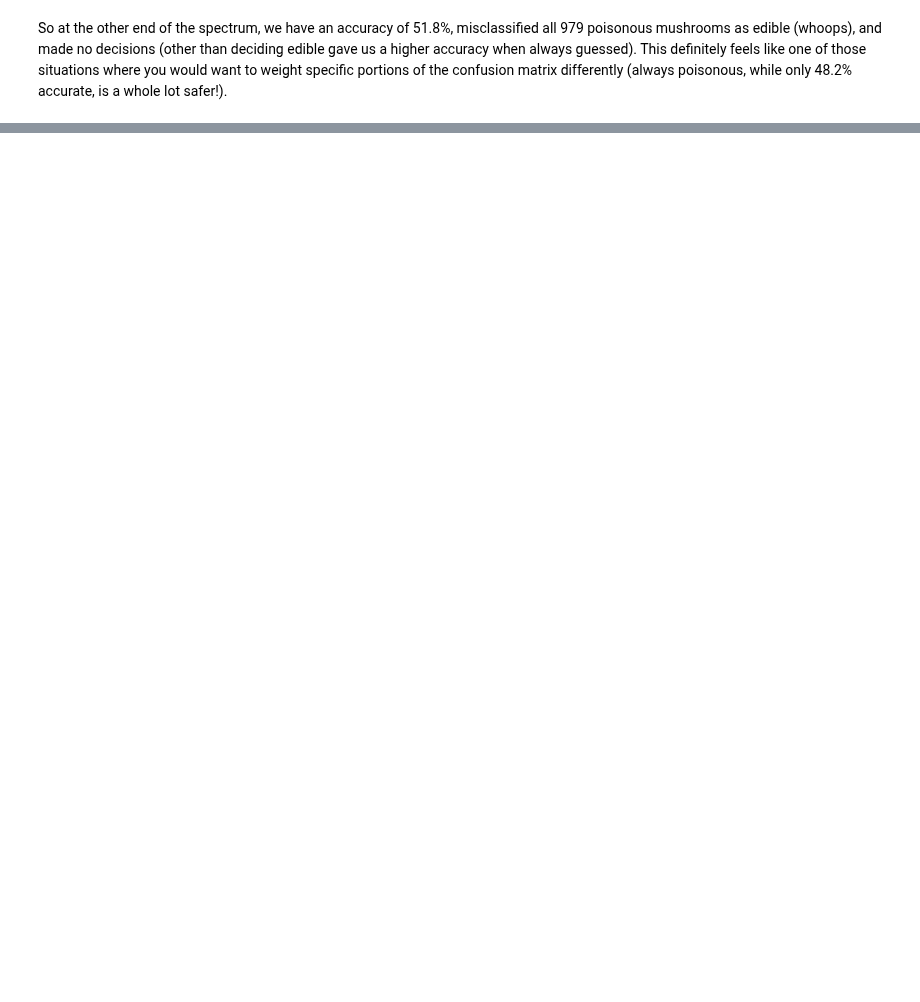
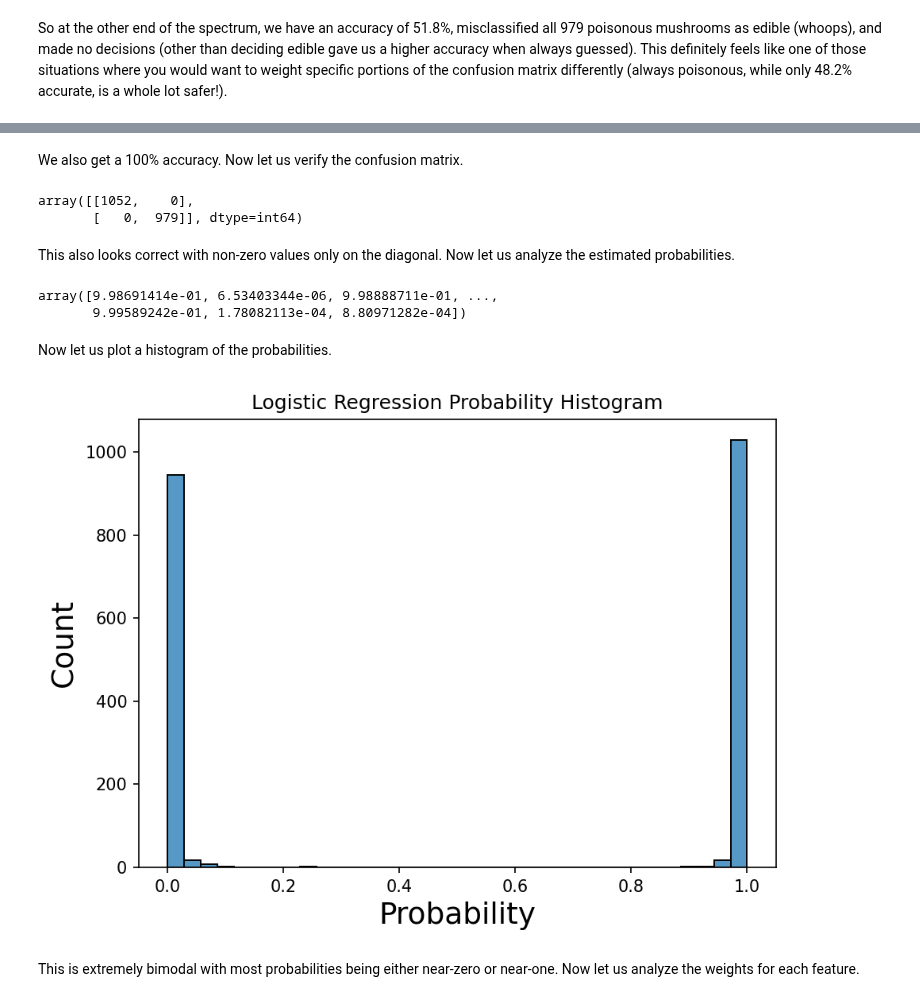
Before and after one commit to jmfb/CS5610, a Jupyter notebook: m3p3b/M3 Project 3b.ipynb, the cells around one changed output, grey strips where cells are left out. Saved outputs shown, nothing was run; the diff lists cells and outputs as text; code cells hidden in the pictures; blank space fills up the shorter version.

```diff
--- a/m3p3b/M3 Project 3b.ipynb
+++ b/m3p3b/M3 Project 3b.ipynb
@@ -20,3 +25,6 @@ from sklearn.metrics import confusion_matrix
+# %%
+plt.rc("axes", labelsize=18)
+plt.rc("figure", dpi=150, autolayout=True)
 # %% [markdown]
 ## Part I
 
@@ -290,0 +303,5 @@ So at the other end of the spectrum, we have an accuracy of 51.8%, misclassified
+# %%
+log_classifier = SGDClassifier(random_state=777, loss="log_loss")
+log_classifier.fit(X_train, y_train)
+log_y_pred = log_classifier.predict(X_test)
+log_y_pred
@@ -290,0 +316,24 @@ So at the other end of the spectrum, we have an accuracy of 51.8%, misclassified
+# %% [markdown]
+We also get a 100% accuracy.  Now let us verify the confusion matrix.
+# %%
+confusion_matrix(y_test, log_y_pred)
+# %% [output]
+array([[1052,    0],
+       [   0,  979]], dtype=int64)
+# %% [markdown]
+This also looks correct with non-zero values only on the diagonal.  Now let us analyze the estimated probabilities.
+# %%
+log_probs = log_classifier.predict_proba(X_test)[:, 0]
+log_probs
+# %% [output]
+array([9.98691414e-01, 6.53403344e-06, 9.98888711e-01, ...,
+       9.99589242e-01, 1.78082113e-04, 8.80971282e-04])
+# %% [markdown]
+Now let us plot a histogram of the probabilities.
+# %%
+plot_probs = sns.histplot(log_probs, bins=35)
+plot_probs.set(xlabel="Probability", ylabel="Count", title="Logistic Regression Probability Histogram");
+# %% [output]
+[figure, added]
+# %% [markdown]
+This is extremely bimodal with most probabilities being either near-zero or near-one.  Now let us analyze the weights for each feature.
```
Also changed, not shown: parts of 12 cells of this notebook.
